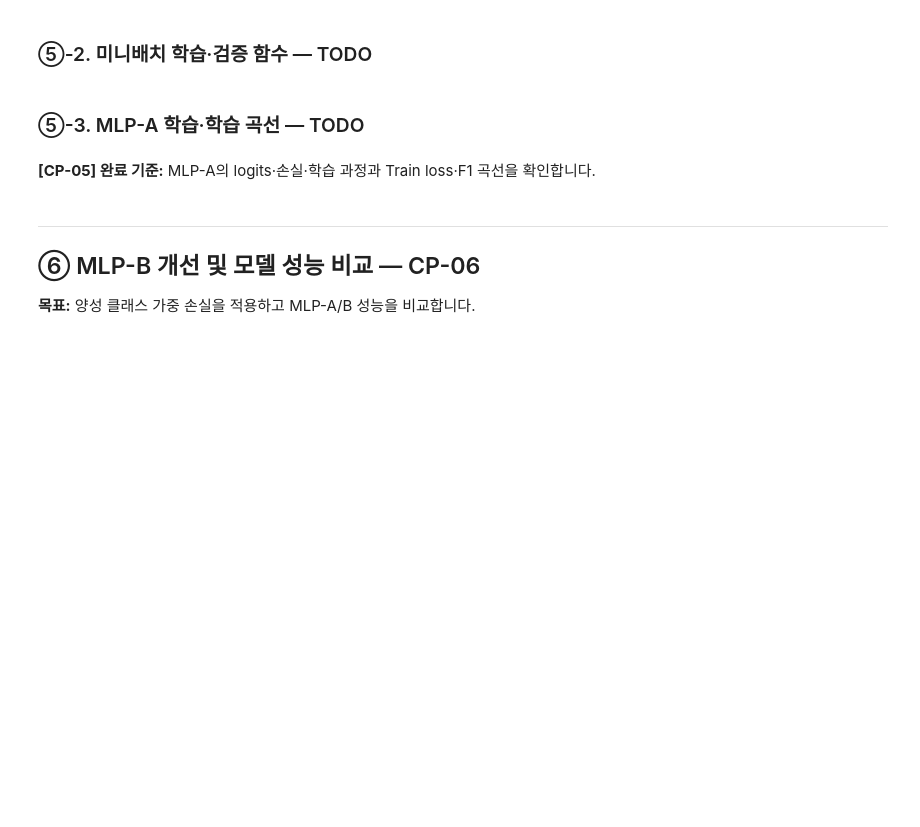
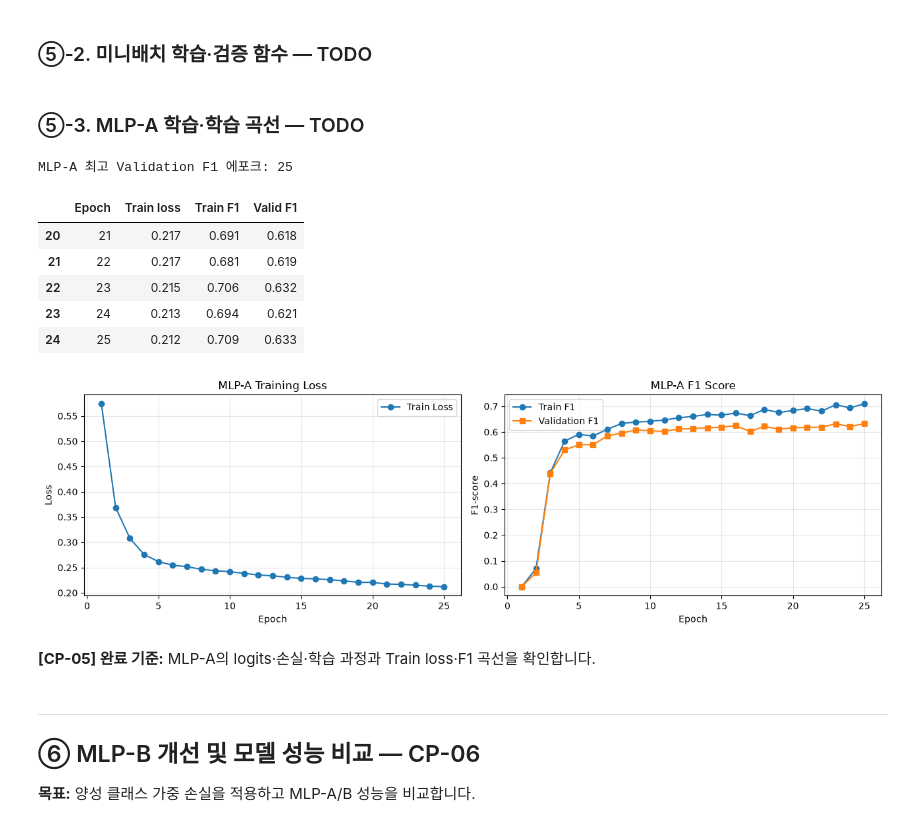
Before and after one commit to Terence20t/ai-mini-project, a Jupyter notebook: mini-project-01/code/02_classification_online_shopping.ipynb, the cells around one changed output. Drawn from its saved outputs; the diff is of its cells as text; code cells hidden in the pictures; blank space fills up the shorter version.

Commit message:
PyTorch MLP-A 구현 및 학습 (CP-05)

```diff
--- a/mini-project-01/code/02_classification_online_shopping.ipynb
+++ b/mini-project-01/code/02_classification_online_shopping.ipynb
@@ -576,13 +576,18 @@ class PurchaseMLP(nn.Module):
     def __init__(self, input_dim, dropout=0.1):
         super().__init__()
         self.network = nn.Sequential(
-            # nn.Linear(input_dim, 64), ...,
+            nn.Linear(input_dim, 64),
+            nn.ReLU(),
+            nn.Dropout(dropout),
+            nn.Linear(64, 32),
+            nn.ReLU(),
+            nn.Linear(32, 1)
         )
 
     def forward(self, x):
         # TODO 5-2. 마지막 출력의 크기를 (batch,)로 맞춥니다.
         # 힌트: self.network(x).squeeze(1)
-        return ...
+        return self.network(x).squeeze(1)
 
 
 # [공통] 모델의 logits를 구매 확률로 변환하는 함수 틀
@@ -592,7 +597,8 @@ def mlp_probabilities(model, X_scaled):
     with torch.no_grad():
         # TODO 5-3. logits를 구하고 Sigmoid를 적용해 NumPy 배열로 반환합니다.
         # 힌트: torch.sigmoid(...).cpu().numpy()
-        return ...
+        logits = model(tensor)
+        return torch.sigmoid(logits).cpu().numpy()
 
 
 # [공통] 초기화·생성 코드
@@ -681,16 +724,63 @@ def fit_mlp(Xtr, ytr, Xva, yva, *, positive_weight=None, epochs=25):
 # %%
 # [공통] MLP-A: 클래스 가중치 없는 기본 BCE 학습
 EPOCHS = 25
+
 mlp_a, history_a, best_epoch_a = fit_mlp(
     Xt_train, y_train.to_numpy(), Xt_valid, y_valid.to_numpy(),
     positive_weight=None, epochs=EPOCHS,
 )
 print("MLP-A 최고 Validation F1 에포크:", best_epoch_a)
 display(history_a.tail().round(3))
 
 # TODO 5-8. Epoch별 Train loss, Train/Validation F1을 시각화합니다.
 # 힌트: plt.subplots(1, 2, ...), ax.plot(history_a["Epoch"], ...)
-...
+fig, axes = plt.subplots(1, 2, figsize=(13, 4))
+
+# 왼쪽: Train Loss 그래프
+axes[0].plot(
+    history_a["Epoch"],
+    history_a["Train loss"],
+    marker="o",
+    label="Train Loss"
+)
+axes[0].set_title("MLP-A Training Loss")
+axes[0].set_xlabel("Epoch")
+axes[0].set_ylabel("Loss")
+axes[0].grid(alpha=0.3)
+axes[0].legend()
+
+# 오른쪽: Train / Validation F1 그래프
+axes[1].plot(
+    history_a["Epoch"],
+    history_a["Train F1"],
+    marker="o",
+    label="Train F1"
+)
+
+axes[1].plot(
+    history_a["Epoch"],
+    history_a["Valid F1"],
+    marker="s",
+    label="Validation F1"
+)
+
+axes[1].set_title("MLP-A F1 Score")
+axes[1].set_xlabel("Epoch")
+axes[1].set_ylabel("F1-score")
+axes[1].grid(alpha=0.3)
+axes[1].legend()
+
+plt.tight_layout()
+plt.show()
+# %% [output]
+MLP-A 최고 Validation F1 에포크: 25
+|  | Epoch | Train loss | Train F1 | Valid F1 |
+| 20 | 21 | 0.217 | 0.691 | 0.618 |
+| 21 | 22 | 0.217 | 0.681 | 0.619 |
+| 22 | 23 | 0.215 | 0.706 | 0.632 |
+| 23 | 24 | 0.213 | 0.694 | 0.621 |
+| 24 | 25 | 0.212 | 0.709 | 0.633 |
+[figure, added]
 # %% [markdown]
 **[CP-05] 완료 기준:** MLP-A의 logits·손실·학습 과정과 Train loss·F1 곡선을 확인합니다.
 # %% [markdown]
```
Also changed, not shown: parts of 3 cells of this notebook, 1 other file.
